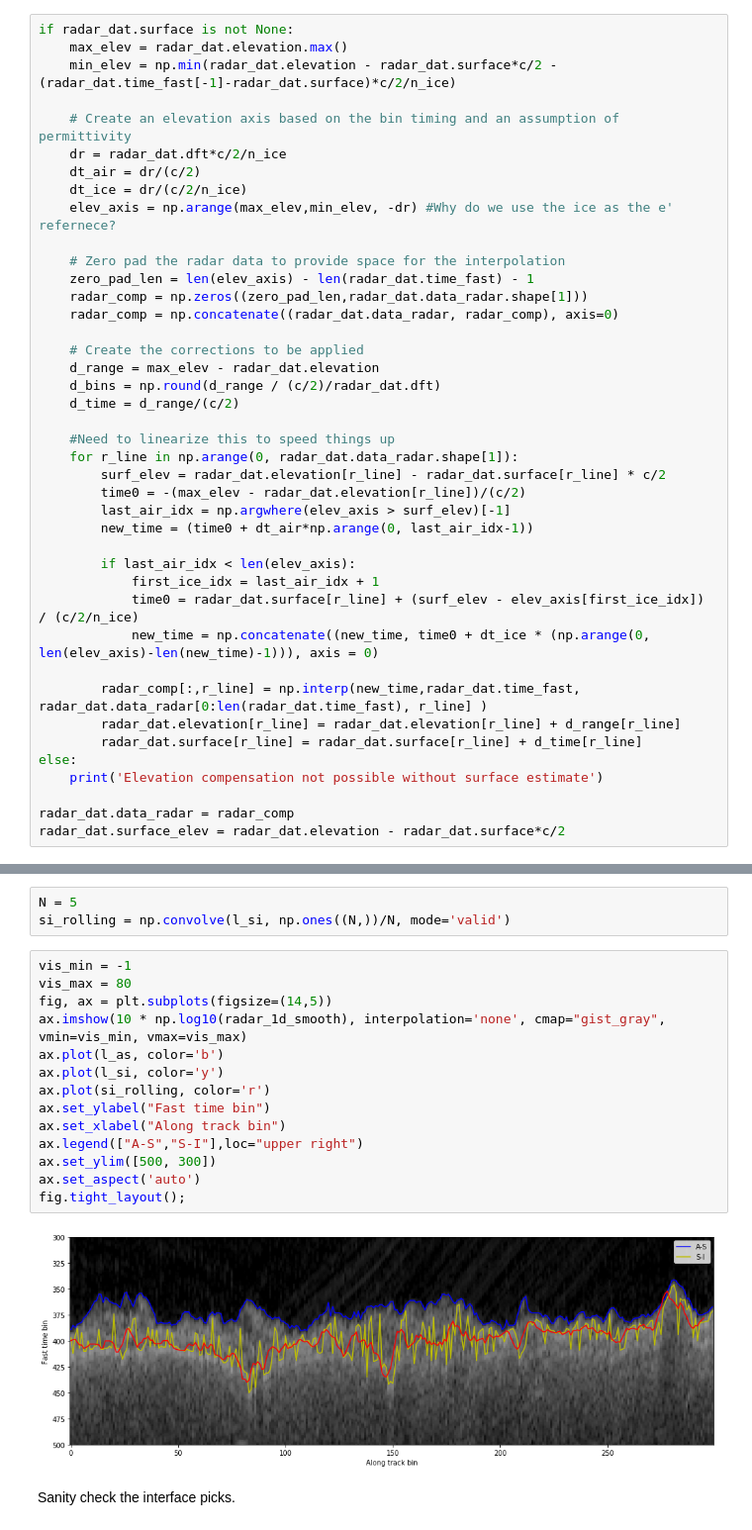
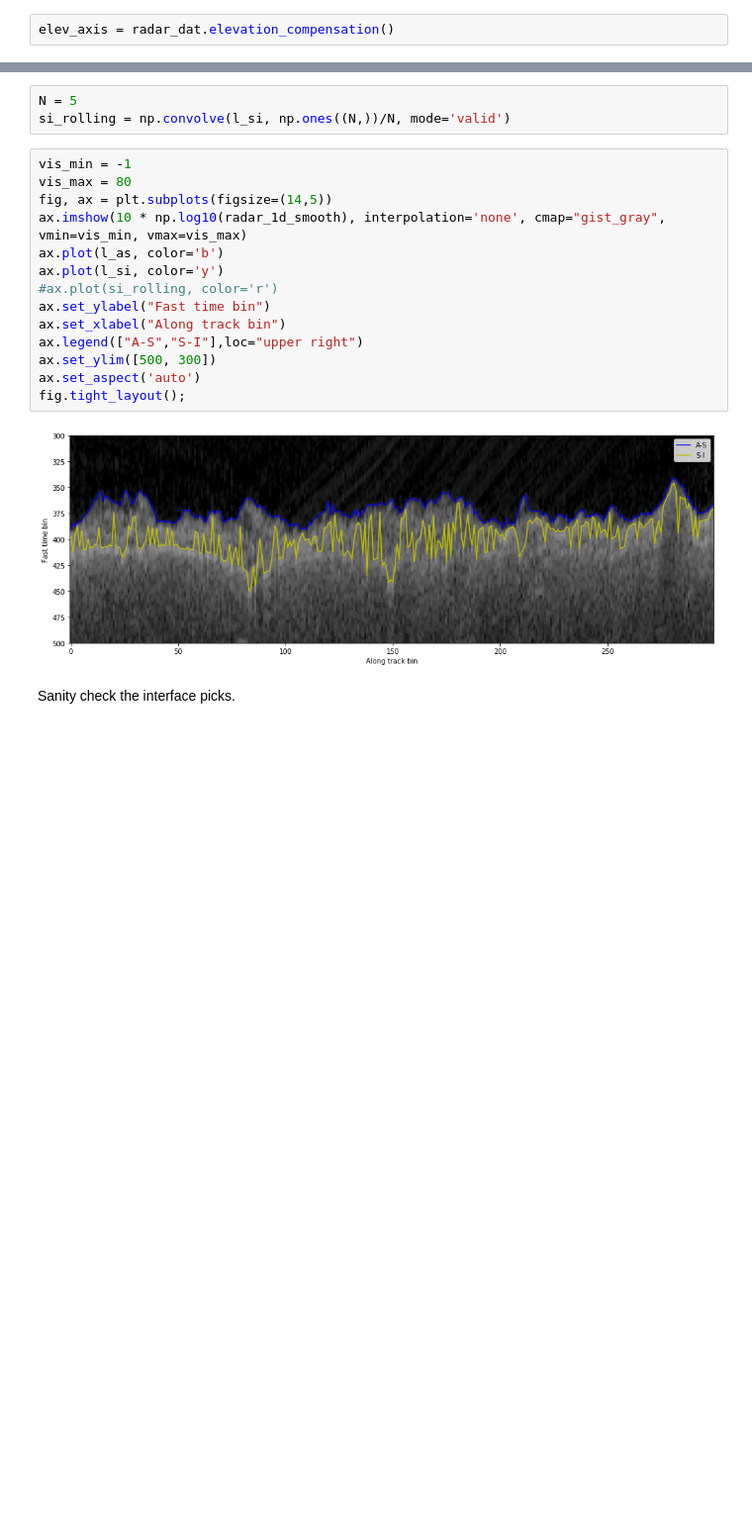
Before and after one commit to kingjml/pySnowRadar, a Jupyter notebook: pyWavelet/awi.ipynb, the cells around one changed output, grey strips where cells are left out. Shown at 99% size. Saved outputs shown, nothing was run; the diff lists cells and outputs as text; blank space fills up the shorter version.

```diff
--- a/pyWavelet/awi.ipynb
+++ b/pyWavelet/awi.ipynb
@@ -49,44 +53,5 @@ In the future we need to write a module to produce the surface if missing
-# %%
-if radar_dat.surface is not None:
-    max_elev = radar_dat.elevation.max()
-    min_elev = np.min(radar_dat.elevation - radar_dat.surface*c/2 -(radar_dat.time_fast[-1]-radar_dat.surface)*c/2/n_ice)
-
-    # Create an elevation axis based on the bin timing and an assumption of permittivity
-    dr = radar_dat.dft*c/2/n_ice
-    dt_air = dr/(c/2)
-    dt_ice = dr/(c/2/n_ice)
-    elev_axis = np.arange(max_elev,min_elev, -dr) #Why do we use the ice as the e' refernece?
-
-    # Zero pad the radar data to provide space for the interpolation
-    zero_pad_len = len(elev_axis) - len(radar_dat.time_fast) - 1
-    radar_comp = np.zeros((zero_pad_len,radar_dat.data_radar.shape[1]))
-    radar_comp = np.concatenate((radar_dat.data_radar, radar_comp), axis=0)
-
-    # Create the corrections to be applied
-    d_range = max_elev - radar_dat.elevation
-    d_bins = np.round(d_range / (c/2)/radar_dat.dft)
-    d_time = d_range/(c/2)
-
-    #Need to linearize this to speed things up
-    for r_line in np.arange(0, radar_dat.data_radar.shape[1]):
-        surf_elev = radar_dat.elevation[r_line] - radar_dat.surface[r_line] * c/2
-        time0 = -(max_elev - radar_dat.elevation[r_line])/(c/2)
-        last_air_idx = np.argwhere(elev_axis > surf_elev)[-1]
-        new_time = (time0 + dt_air*np.arange(0, last_air_idx-1))
-
-        if last_air_idx < len(elev_axis):
-            first_ice_idx = last_air_idx + 1
-            time0 = radar_dat.surface[r_line] + (surf_elev - elev_axis[first_ice_idx]) / (c/2/n_ice)
-            new_time = np.concatenate((new_time, time0 + dt_ice * (np.arange(0, len(elev_axis)-len(new_time)-1))), axis = 0)
-
-        radar_comp[:,r_line] = np.interp(new_time,radar_dat.time_fast, radar_dat.data_radar[0:len(radar_dat.time_fast), r_line] )
-        radar_dat.elevation[r_line] = radar_dat.elevation[r_line] + d_range[r_line]
-        radar_dat.surface[r_line] = radar_dat.surface[r_line] + d_time[r_line]
-else:
-    print('Elevation compensation not possible without surface estimate')
-
-radar_dat.data_radar = radar_comp
-radar_dat.surface_elev = radar_dat.elevation - radar_dat.surface*c/2
+# %%
+elev_axis = radar_dat.elevation_compensation()
 # %%
 #Establish the window of analysis in reference to WGS-84 heights
 depth_thresh = 1.0
@@ -204,19 +169,19 @@ si_rolling = np.convolve(l_si, np.ones((N,))/N, mode='valid')
 # %%
 vis_min = -1
 vis_max = 80
 fig, ax = plt.subplots(figsize=(14,5))
 ax.imshow(10 * np.log10(radar_1d_smooth), interpolation='none', cmap="gist_gray", vmin=vis_min, vmax=vis_max)
 ax.plot(l_as, color='b')
 ax.plot(l_si, color='y')
-ax.plot(si_rolling, color='r')
+#ax.plot(si_rolling, color='r')
 ax.set_ylabel("Fast time bin")
 ax.set_xlabel("Along track bin")
 ax.legend(["A-S","S-I"],loc="upper right")
 ax.set_ylim([500, 300])
 ax.set_aspect('auto')
 fig.tight_layout();
 # %% [output]
-[figure, old version]
+[figure, new version]
 # %% [markdown]
 Sanity check the interface picks.
 # %%
```
Also changed, not shown: parts of 3 cells of this notebook, 1 other file.
